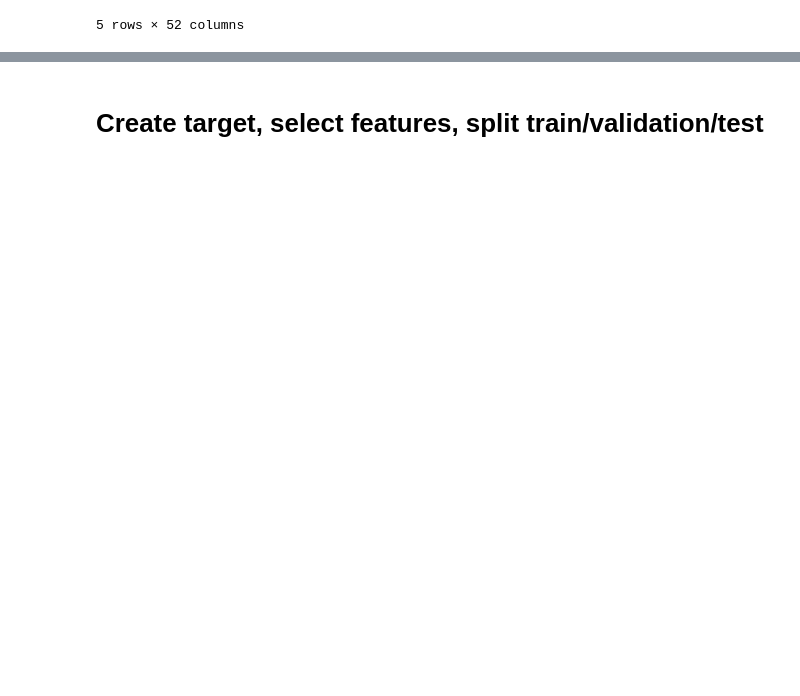
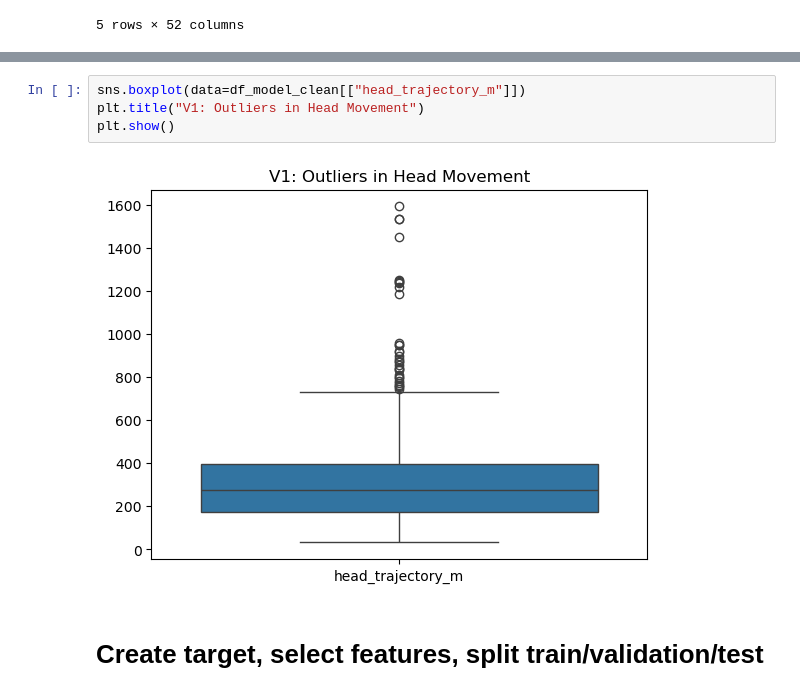
Before and after one commit to bartteeuwen/USD-Data-Science-Cloud-Computing-Class, a Jupyter notebook: Bart Version.ipynb, the cells around one changed output, grey strips where cells are left out. Drawn from its saved outputs; the diff is of its cells as text; blank space fills up the shorter version.

```diff
--- a/Bart Version.ipynb
+++ b/Bart Version.ipynb
@@ -363,2 +473,8 @@ Clean shape: (845, 52)
+# %%
+sns.boxplot(data=df_model_clean[["head_trajectory_m"]])
+plt.title("V1: Outliers in Head Movement")
+plt.show()
+# %% [output]
+[figure, added]
 # %% [markdown]
 # Create target, select features, split train/validation/test
```
Also changed, not shown: parts of 40 cells of this notebook.
